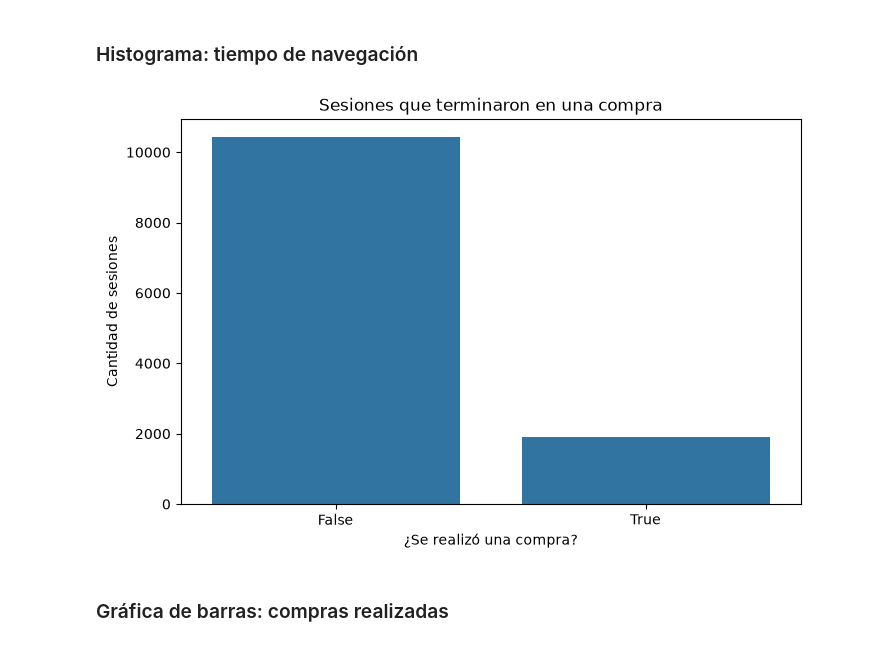
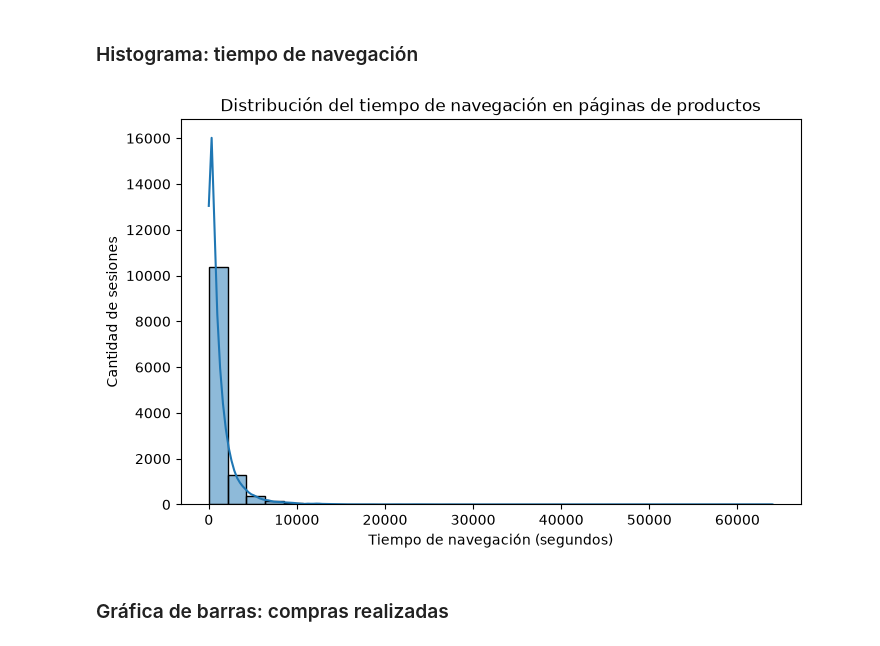
Before and after one commit to Shaggy1789/REC_ECBD_2026_Chavez_Byron, a Jupyter notebook: notebooks/ChavezMolina_Byron_U2_AE1_Exploracion.ipynb, the cells around one changed output. Saved outputs shown, nothing was run; the diff lists cells and outputs as text; code cells hidden in the pictures.

```diff
--- a/notebooks/ChavezMolina_Byron_U2_AE1_Exploracion.ipynb
+++ b/notebooks/ChavezMolina_Byron_U2_AE1_Exploracion.ipynb
@@ -483,15 +483,20 @@ plt.show()
 # %%
 plt.figure(figsize=(8, 5))
 
-sns.countplot(data=datos, x="Revenue")
+sns.histplot(
+    data=datos,
+    x="ProductRelated_Duration",
+    bins=30,
+    kde=True
+)
 
-plt.title("Sesiones que terminaron en una compra")
-plt.xlabel("¿Se realizó una compra?")
+plt.title("Distribución del tiempo de navegación en páginas de productos")
+plt.xlabel("Tiempo de navegación (segundos)")
 plt.ylabel("Cantidad de sesiones")
 
 plt.show()
 # %% [output]
-[figure, old version]
+[figure, new version]
 # %% [markdown]
 ### Gráfica de barras: compras realizadas
 # %%
```
